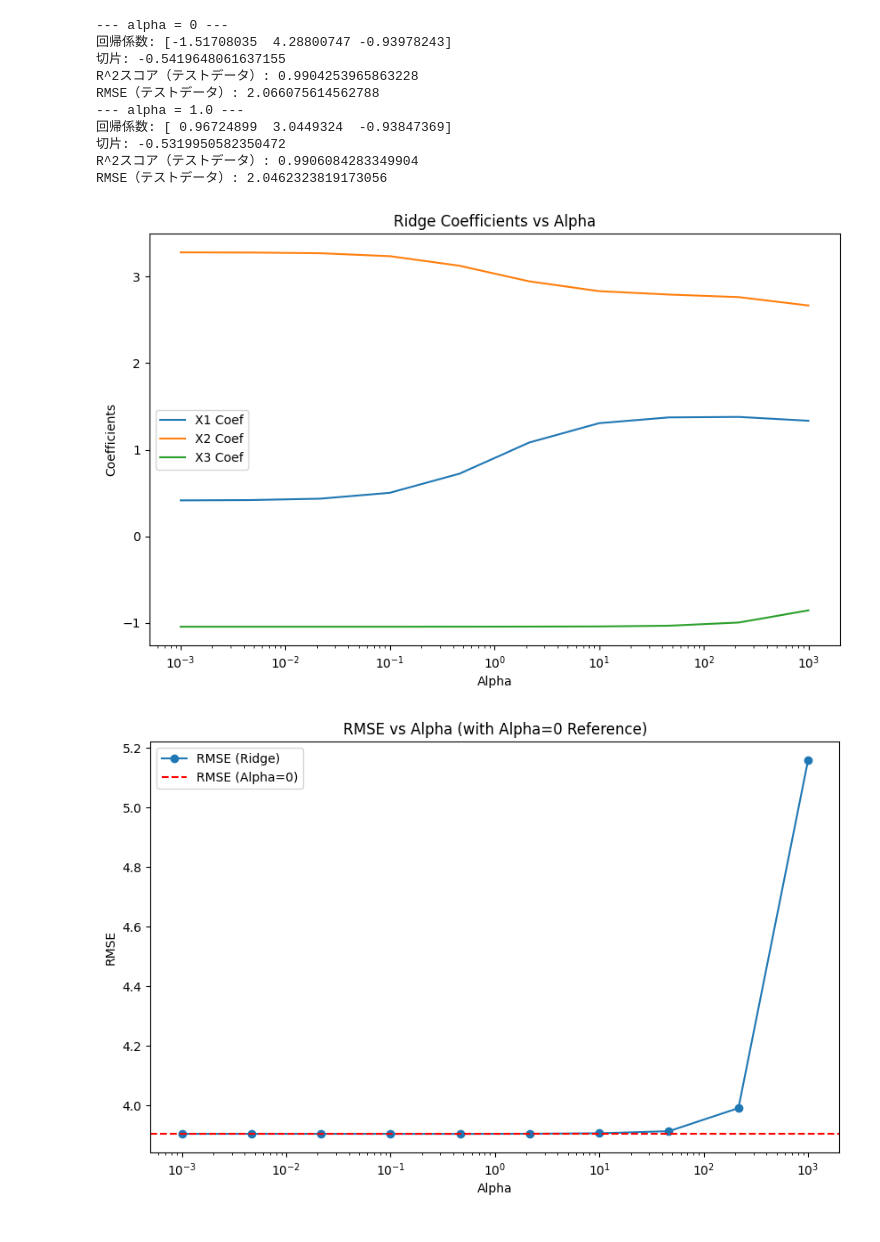
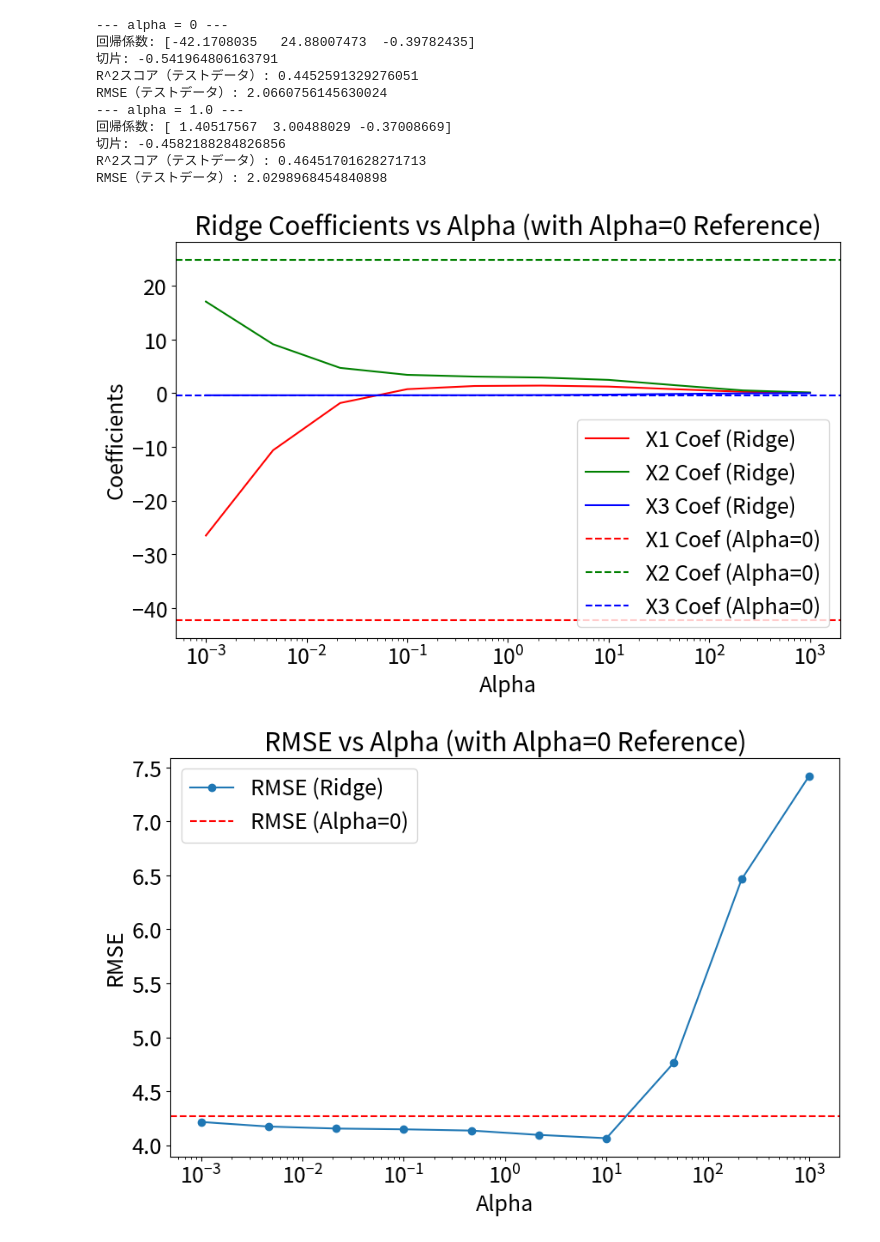
Before and after one commit to junya737/multicollinearity-test, a Jupyter notebook: main.ipynb, the cells around one changed output. Drawn from its saved outputs; the diff is of its cells as text; code cells hidden in the pictures.

Commit message:
Add MLA coefficients

```diff
--- a/main.ipynb
+++ b/main.ipynb
@@ -5,13 +5,15 @@ from sklearn.linear_model import LinearRegression, Ridge
 from sklearn.metrics import mean_squared_error, r2_score
 from sklearn.model_selection import train_test_split
 import matplotlib.pyplot as plt
+plt.rcParams['font.family'] = 'Noto Sans CJK JP'
+plt.rcParams["font.size"] = 18
 # %%
 # データ生成（多重共線性を含む）
 np.random.seed(42)
 n_samples = 200  # サンプル数
-X1 = np.random.rand(n_samples) * 10
-X2 = 2 * X1 + np.random.normal(0, 0.1, n_samples)  # X1と強い相関を持つ
-X3 = np.random.rand(n_samples) * 10
+X1 = np.random.rand(n_samples)
+X2 = 2 * X1 + np.random.normal(0, 0.01, n_samples)  # X1と強い相関を持つ
+X3 = np.random.rand(n_samples)
 y = 3 * X1 + 2 * X2 - X3 + np.random.normal(0, 2, n_samples)  # 目的変数
 
 # データフレーム化
@@ -54,15 +56,15 @@ for result in results:
     print("RMSE（テストデータ）:", result["RMSE"])
 # %% [output]
 --- alpha = 0 ---
-回帰係数: [-1.51708035  4.28800747 -0.93978243]
-切片: -0.5419648061637155
-R^2スコア（テストデータ）: 0.9904253965863228
-RMSE（テストデータ）: 2.066075614562788
+回帰係数: [-42.1708035   24.88007473  -0.39782435]
+切片: -0.541964806163791
+R^2スコア（テストデータ）: 0.4452591329276051
+RMSE（テストデータ）: 2.0660756145630024
 --- alpha = 1.0 ---
-回帰係数: [ 0.96724899  3.0449324  -0.93847369]
-切片: -0.5319950582350472
-R^2スコア（テストデータ）: 0.9906084283349904
-RMSE（テストデータ）: 2.0462323819173056
+回帰係数: [ 1.40517567  3.00488029 -0.37008669]
+切片: -0.4582188284826856
+R^2スコア（テストデータ）: 0.46451701628271713
+RMSE（テストデータ）: 2.0298968454840898
 # %%
 
 # alphaを広範囲で調査（リッジ回帰の挙動を確認）
@@ -75,40 +77,49 @@ for alpha in alphas:
     model.fit(X_train, y_train)
     ridge_coefs.append(model.coef_)
     ridge_scores.append(mean_squared_error(y_test, model.predict(X_test)))
 
 ridge_coefs = np.array(ridge_coefs)
 
 
 # alpha=0（重回帰）のRMSEを計算
 model = Ridge(alpha=0)
 model.fit(X_train, y_train)
 rmse_alpha_0 = mean_squared_error(y_test, model.predict(X_test))
 
-# リッジ回帰の回帰係数の変化をプロット
+# alpha=0（重回帰）の回帰係数を計算
+coef_alpha_0 = model.coef_
+
+# リッジ回帰の回帰係数の変化をプロット（alpha=0の回帰係数を追加）
 plt.figure(figsize=(10, 6))
-plt.plot(alphas, ridge_coefs[:, 0], label="X1 Coef")
-plt.plot(alphas, ridge_coefs[:, 1], label="X2 Coef")
-plt.plot(alphas, ridge_coefs[:, 2], label="X3 Coef")
+plt.plot(alphas, ridge_coefs[:, 0], label="X1 Coef (Ridge)", color = "r")
+plt.plot(alphas, ridge_coefs[:, 1], label="X2 Coef (Ridge)", color = "g")
+plt.plot(alphas, ridge_coefs[:, 2], label="X3 Coef (Ridge)", color = "b")
+
+# 重回帰の回帰係数を追加
+plt.axhline(y=coef_alpha_0[0], color="r", linestyle="--", label="X1 Coef (Alpha=0)")
+plt.axhline(y=coef_alpha_0[1], color="g", linestyle="--", label="X2 Coef (Alpha=0)")
+plt.axhline(y=coef_alpha_0[2], color="b", linestyle="--", label="X3 Coef (Alpha=0)")
+
 plt.xscale("log")
 plt.xlabel("Alpha")
 plt.ylabel("Coefficients")
-plt.title("Ridge Coefficients vs Alpha")
+plt.title("Ridge Coefficients vs Alpha (with Alpha=0 Reference)")
 plt.legend()
 plt.show()
 
 # リッジ回帰のRMSE変化をプロット（alpha=0の値を追加）
 plt.figure(figsize=(10, 6))
 plt.plot(alphas, ridge_scores, label="RMSE (Ridge)", marker="o")
 plt.axhline(y=rmse_alpha_0, color="r", linestyle="--", label="RMSE (Alpha=0)")
 plt.xscale("log")
 plt.xlabel("Alpha")
 plt.ylabel("RMSE")
 plt.title("RMSE vs Alpha (with Alpha=0 Reference)")
 plt.legend()
 plt.show()
 # %% [output]
-[figure, old version]
+[figure, new version]
-[figure, old version]
+[figure, new version]
 # %%
 import numpy as np
 import pandas as pd
```
Also changed, not shown: parts of 3 cells of this notebook.
